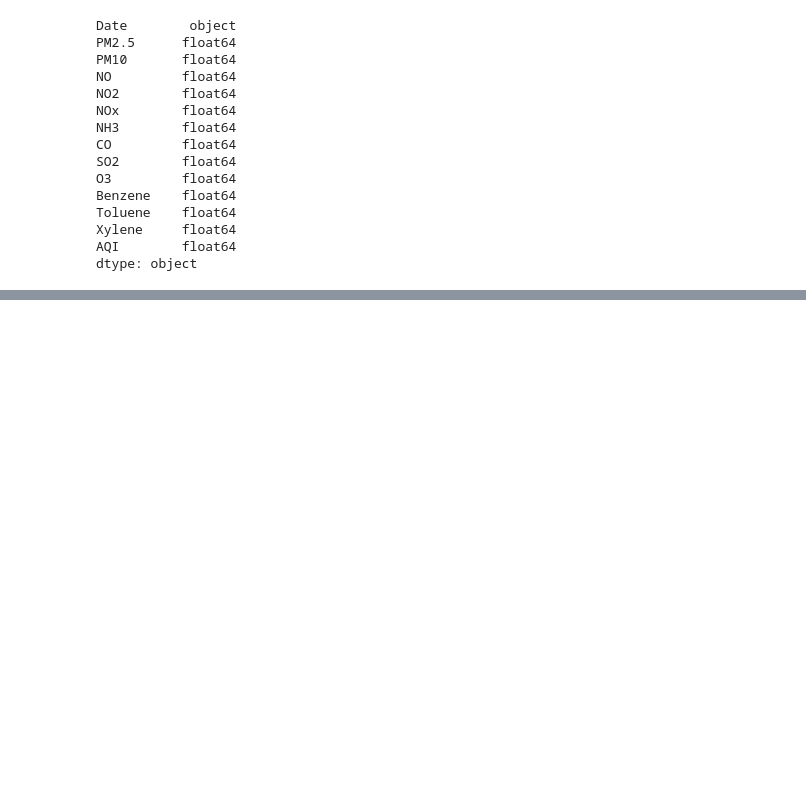
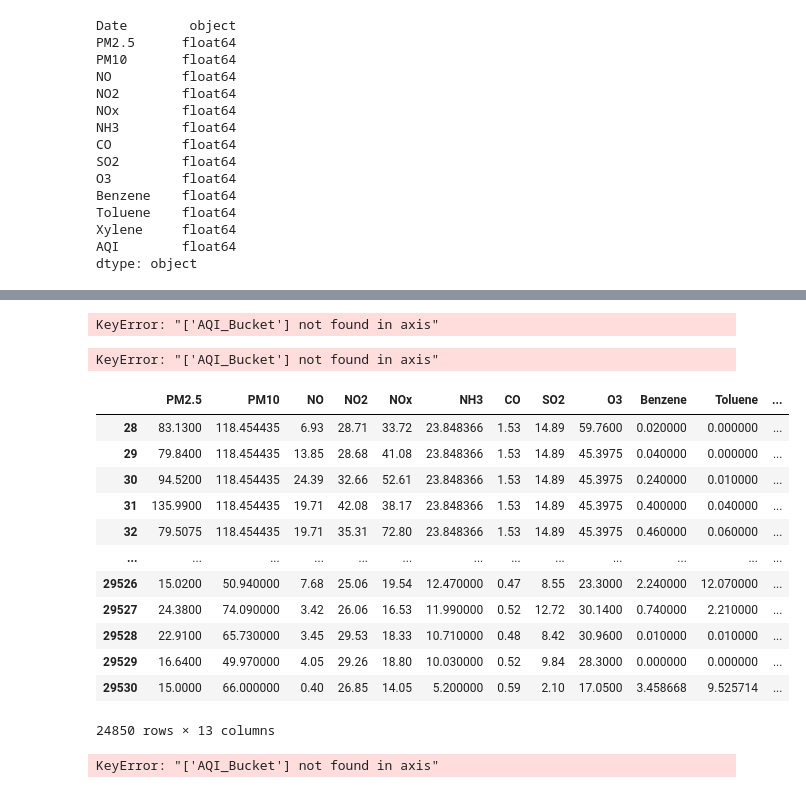
Before and after one commit to ravi4246/Ai-Quality-indexx-prediction, a Jupyter notebook: AQI prediction model1.ipynb, the cells around one changed output, grey strips where cells are left out. Drawn from its saved outputs; the diff is of its cells as text; code cells hidden in the pictures; blank space fills up the shorter version.

```diff
--- a/AQI prediction model1.ipynb
+++ b/AQI prediction model1.ipynb
@@ -412,0 +450,3 @@ df_numeric = df1.drop(columns=['Date'])  # Drop the Date column
+# %%
+df.drop(['Date','City'], axis = 1, inplace=True)
+df.head()
@@ -412,0 +460,22 @@ df_numeric = df1.drop(columns=['Date'])  # Drop the Date column
+# %%
+from sklearn.preprocessing import StandardScaler
+import pandas as pd
+
+# Sample DataFrame (Replace this with your actual DataFrame)
+# df = pd.read_csv("your_file.csv")  # Load your dataset
+
+# Drop the categorical column 'AQI_Bucket'
+df_numeric = df.drop(columns=['AQI_Bucket'])
+
+# Handle missing values (choose one):
+df_numeric = df_numeric.fillna(df_numeric.mean())  # Fill NaNs with column mean
+# df_numeric = df_numeric.dropna()  # Alternative: Drop rows with NaNs
+
+# Apply StandardScaler
+scaler = StandardScaler()
+df1 = scaler.fit_transform(df_numeric)
+
+# Print the transformed NumPy array
+print(df1)
+# %% [output]
+KeyError: "['AQI_Bucket'] not found in axis"
@@ -412,0 +484,27 @@ df_numeric = df1.drop(columns=['Date'])  # Drop the Date column
+# %%
+df_numeric = df.drop(columns=['AQI_Bucket'])  # Keep only numeric columns
+df_scaled = StandardScaler().fit_transform(df_numeric)
+# %% [output]
+KeyError: "['AQI_Bucket'] not found in axis"
+# %%
+df_scaled = StandardScaler().fit_transform(df_numeric)
+df
+# %% [output]
+|  | PM2.5 | PM10 | NO | NO2 | NOx | NH3 | CO | SO2 | O3 | Benzene | Toluene | ... |
+| 28 | 83.1300 | 118.454435 | 6.93 | 28.71 | 33.72 | 23.848366 | 1.53 | 14.89 | 59.7600 | 0.020000 | 0.000000 | ... |
+| 29 | 79.8400 | 118.454435 | 13.85 | 28.68 | 41.08 | 23.848366 | 1.53 | 14.89 | 45.3975 | 0.040000 | 0.000000 | ... |
+| 30 | 94.5200 | 118.454435 | 24.39 | 32.66 | 52.61 | 23.848366 | 1.53 | 14.89 | 45.3975 | 0.240000 | 0.010000 | ... |
+| 31 | 135.9900 | 118.454435 | 19.71 | 42.08 | 38.17 | 23.848366 | 1.53 | 14.89 | 45.3975 | 0.400000 | 0.040000 | ... |
+| 32 | 79.5075 | 118.454435 | 19.71 | 35.31 | 72.80 | 23.848366 | 1.53 | 14.89 | 45.3975 | 0.460000 | 0.060000 | ... |
+| ... | ... | ... | ... | ... | ... | ... | ... | ... | ... | ... | ... | ... |
+| 29526 | 15.0200 | 50.940000 | 7.68 | 25.06 | 19.54 | 12.470000 | 0.47 | 8.55 | 23.3000 | 2.240000 | 12.070000 | ... |
+| 29527 | 24.3800 | 74.090000 | 3.42 | 26.06 | 16.53 | 11.990000 | 0.52 | 12.72 | 30.1400 | 0.740000 | 2.210000 | ... |
+| 29528 | 22.9100 | 65.730000 | 3.45 | 29.53 | 18.33 | 10.710000 | 0.48 | 8.42 | 30.9600 | 0.010000 | 0.010000 | ... |
+| 29529 | 16.6400 | 49.970000 | 4.05 | 29.26 | 18.80 | 10.030000 | 0.52 | 9.84 | 28.3000 | 0.000000 | 0.000000 | ... |
+| 29530 | 15.0000 | 66.000000 | 0.40 | 26.85 | 14.05 | 5.200000 | 0.59 | 2.10 | 17.0500 | 3.458668 | 9.525714 | ... |
+24850 rows × 13 columns
+# %%
+df_numeric = df.drop(columns=['AQI_Bucket'])  # Remove categorical column
+df_numeric = df_numeric.fillna(df_numeric.mean())  # Fill NaNs with column mean
+# %% [output]
+KeyError: "['AQI_Bucket'] not found in axis"
```
Also changed, not shown: parts of 23 cells of this notebook.
